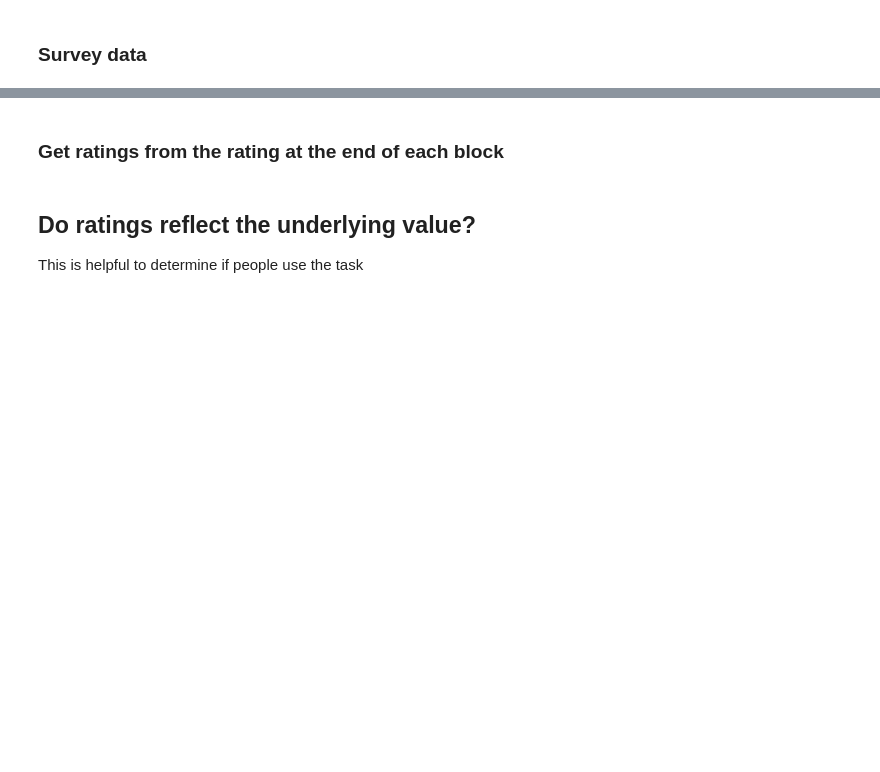
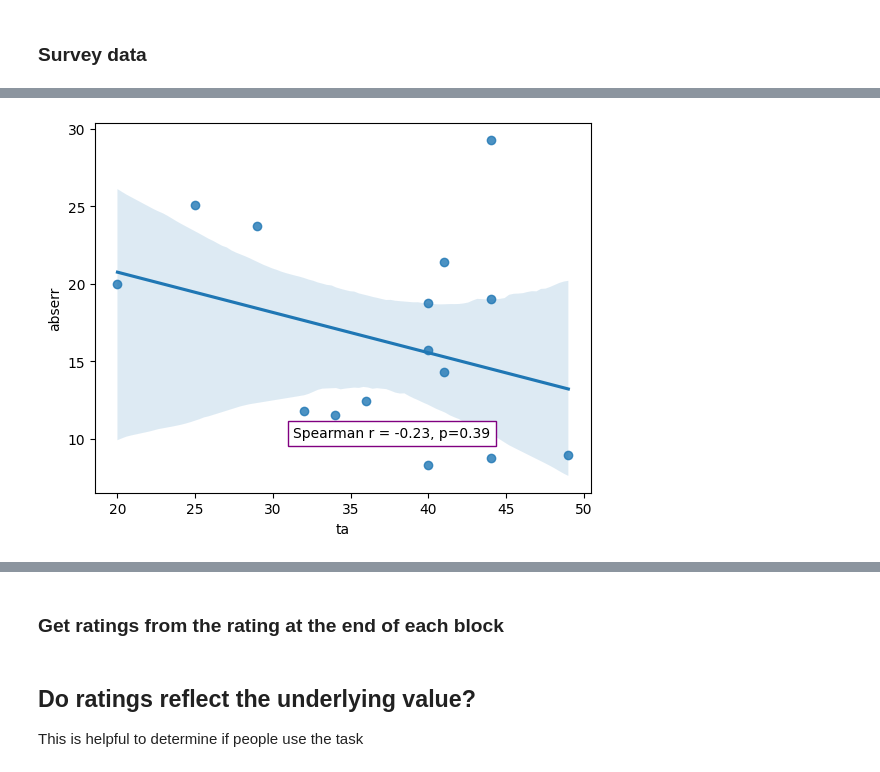
Before and after one commit to ozika/tasks-for-grants, a Jupyter notebook: contextual-inference/analysis/overview_analyses.ipynb, the cells around one changed output, grey strips where cells are left out. Cells and saved outputs as stored; diff of their text form; code cells hidden in the pictures; blank space fills up the shorter version.

```diff
--- a/contextual-inference/analysis/overview_analyses.ipynb
+++ b/contextual-inference/analysis/overview_analyses.ipynb
@@ -491,0 +551,3 @@ Text(0.2222222222222232, 0.5, 'Average accuracy')
+# %%
+fidf_avg = fidf.dropna().groupby(by="SubID")["err", "abserr", "RT", "choice_acc", "choice_acc_t20", "ta", "true_ctx", "ctxt_diff", "rated_diff"].mean()
+fidf_avg.corr(method="spearman")
@@ -491,0 +565,5 @@ Text(0.2222222222222232, 0.5, 'Average accuracy')
+# %%
+sns.regplot(data=fidf_avg, x="ta", y="abserr")
+corrfunc(fidf_avg["ta"], fidf_avg["abserr"], tests=["spearman"])
+# %% [output]
+[figure, added]
```
Also changed, not shown: parts of 45 cells of this notebook, 48 other files.
